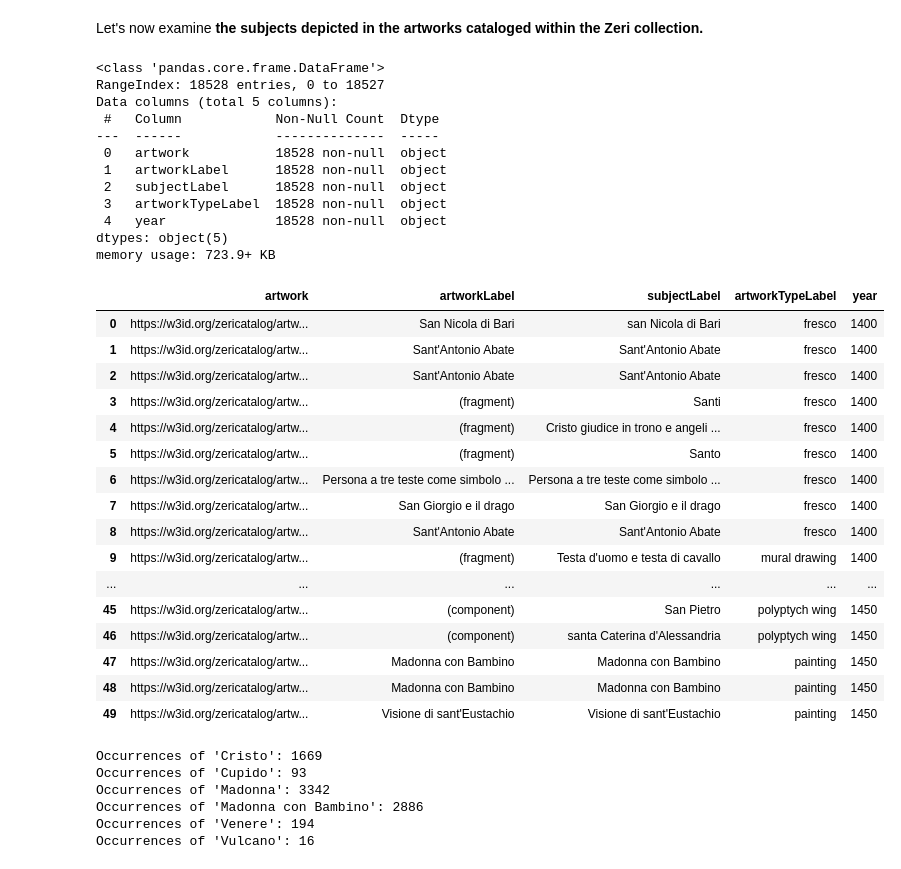
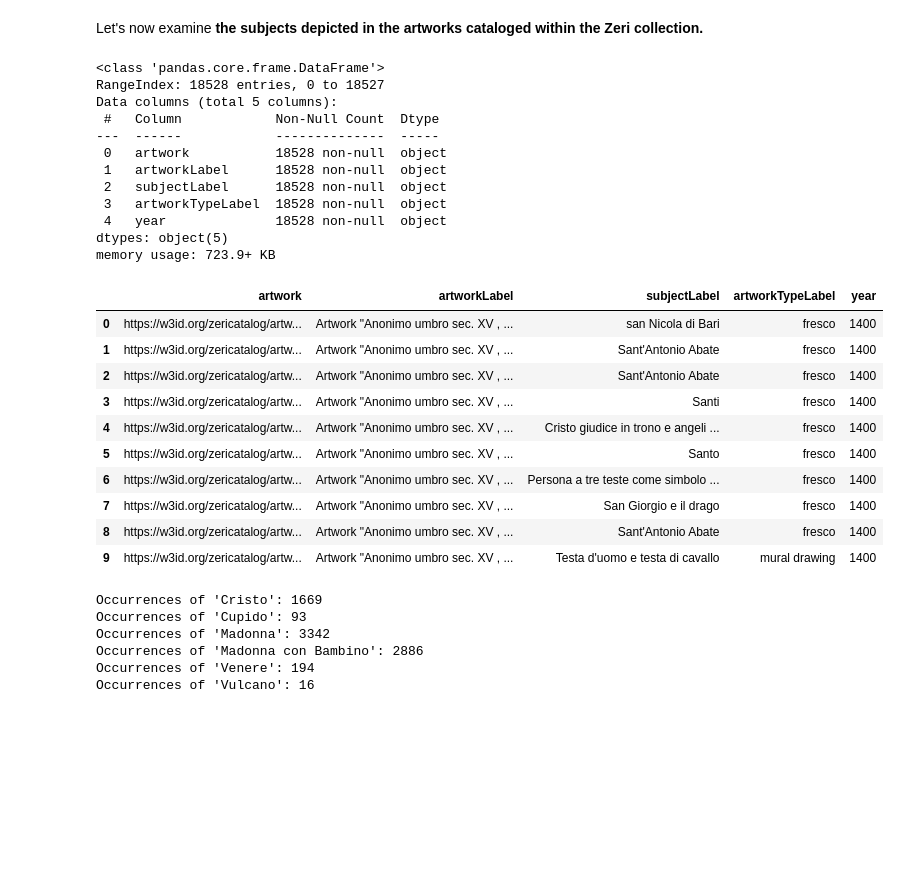
Before and after one commit to sterenz/IconoGraph, a Jupyter notebook: IconoGraph_EDA.ipynb, the cells around one changed output. Cells and saved outputs as stored; diff of their text form; code cells hidden in the pictures; blank space fills up the shorter version.

```diff
--- a/IconoGraph_EDA.ipynb
+++ b/IconoGraph_EDA.ipynb
@@ -1861,11 +1847,11 @@ memory usage: 747.5+ KB
 | 48 | https://w3id.org/zericatalog/artw... | Artwork "Maestro della Madonna di... | painting | 1450 | Lindenau-Museum | Altenburg |
 | 49 | https://w3id.org/zericatalog/artw... | Artwork "Maestro della Madonna di... | painting | 1450 | Collezione privata | Oslo |
 # %%
-#QUERY ALL THE ITALIAN MUNICIPALITIES AND THEIR COORDINATES FROM WIKIDATA
+# Query all the Italian municipalities and their coordinates from Wikidata
 
-sparql = SPARQLWrapper("https://query.wikidata.org/sparql")
+wikidata_sparql = SPARQLWrapper("https://query.wikidata.org/sparql")
 
-sparql.setQuery("""
+wikidata_sparql.setQuery("""
     SELECT ?location ?locationLabel ?lat ?long
 
     WHERE {
@@ -1881,8 +1867,8 @@ sparql.setQuery("""
     }
 """)
 
-sparql.setReturnFormat(JSON)
-results = sparql.query().convert()
+wikidata_sparql.setReturnFormat(JSON)
+results = wikidata_sparql.query().convert()
 
 # Extracting the data into a DataFrame
 data = []
@@ -2070,51 +2063,45 @@ try:
 
     if results:
 
         # Convert SPARQL results to a pandas DataFrame
         subject_df = pd.DataFrame(results, columns=results.vars)
 
-        subject_df = df.set_axis(['artwork','artworkLabel', 'subjectLabel', 'artworkTypeLabel', 'year'], axis='columns')
+        subject_df = subject_df.set_axis(['artwork','artworkLabel', 'subjectLabel', 'artworkTypeLabel', 'year'], axis='columns')
 
 except Exception as e:
     print("An error occurred:", e)
 
 subject_df = subject_df.drop_duplicates(['artwork'])
 
 # Reindex the DataFrame to create a continuous index sequence
 subject_df = subject_df.reset_index(drop=True)
 
 subject_df.info()
-subject_df.head(50)
+subject_df.head(10)
 # %% [output]
 <class 'pandas.core.frame.DataFrame'>
 RangeIndex: 18528 entries, 0 to 18527
 Data columns (total 5 columns):
  #   Column            Non-Null Count  Dtype
 ---  ------            --------------  -----
  0   artwork           18528 non-null  object
  1   artworkLabel      18528 non-null  object
  2   subjectLabel      18528 non-null  object
  3   artworkTypeLabel  18528 non-null  object
  4   year              18528 non-null  object
 dtypes: object(5)
 memory usage: 723.9+ KB
 |  | artwork | artworkLabel | subjectLabel | artworkTypeLabel | year |
-| 0 | https://w3id.org/zericatalog/artw... | San Nicola di Bari | san Nicola di Bari | fresco | 1400 |
-| 1 | https://w3id.org/zericatalog/artw... | Sant'Antonio Abate | Sant'Antonio Abate | fresco | 1400 |
-| 2 | https://w3id.org/zericatalog/artw... | Sant'Antonio Abate | Sant'Antonio Abate | fresco | 1400 |
-| 3 | https://w3id.org/zericatalog/artw... | (fragment) | Santi | fresco | 1400 |
-| 4 | https://w3id.org/zericatalog/artw... | (fragment) | Cristo giudice in trono e angeli ... | fresco | 1400 |
-| 5 | https://w3id.org/zericatalog/artw... | (fragment) | Santo | fresco | 1400 |
-| 6 | https://w3id.org/zericatalog/artw... | Persona a tre teste come simbolo ... | Persona a tre teste come simbolo ... | fresco | 1400 |
-| 7 | https://w3id.org/zericatalog/artw... | San Giorgio e il drago | San Giorgio e il drago | fresco | 1400 |
-| 8 | https://w3id.org/zericatalog/artw... | Sant'Antonio Abate | Sant'Antonio Abate | fresco | 1400 |
-| 9 | https://w3id.org/zericatalog/artw... | (fragment) | Testa d'uomo e testa di cavallo | mural drawing | 1400 |
-| ... | ... | ... | ... | ... | ... |
-| 45 | https://w3id.org/zericatalog/artw... | (component) | San Pietro | polyptych wing | 1450 |
-| 46 | https://w3id.org/zericatalog/artw... | (component) | santa Caterina d'Alessandria | polyptych wing | 1450 |
-| 47 | https://w3id.org/zericatalog/artw... | Madonna con Bambino | Madonna con Bambino | painting | 1450 |
-| 48 | https://w3id.org/zericatalog/artw... | Madonna con Bambino | Madonna con Bambino | painting | 1450 |
-| 49 | https://w3id.org/zericatalog/artw... | Visione di sant'Eustachio | Visione di sant'Eustachio | painting | 1450 |
+| 0 | https://w3id.org/zericatalog/artw... | Artwork "Anonimo umbro sec. XV , ... | san Nicola di Bari | fresco | 1400 |
+| 1 | https://w3id.org/zericatalog/artw... | Artwork "Anonimo umbro sec. XV , ... | Sant'Antonio Abate | fresco | 1400 |
+| 2 | https://w3id.org/zericatalog/artw... | Artwork "Anonimo umbro sec. XV , ... | Sant'Antonio Abate | fresco | 1400 |
+| 3 | https://w3id.org/zericatalog/artw... | Artwork "Anonimo umbro sec. XV , ... | Santi | fresco | 1400 |
+| 4 | https://w3id.org/zericatalog/artw... | Artwork "Anonimo umbro sec. XV , ... | Cristo giudice in trono e angeli ... | fresco | 1400 |
+| 5 | https://w3id.org/zericatalog/artw... | Artwork "Anonimo umbro sec. XV , ... | Santo | fresco | 1400 |
+| 6 | https://w3id.org/zericatalog/artw... | Artwork "Anonimo umbro sec. XV , ... | Persona a tre teste come simbolo ... | fresco | 1400 |
+| 7 | https://w3id.org/zericatalog/artw... | Artwork "Anonimo umbro sec. XV , ... | San Giorgio e il drago | fresco | 1400 |
+| 8 | https://w3id.org/zericatalog/artw... | Artwork "Anonimo umbro sec. XV , ... | Sant'Antonio Abate | fresco | 1400 |
+| 9 | https://w3id.org/zericatalog/artw... | Artwork "Anonimo umbro sec. XV , ... | Testa d'uomo e testa di cavallo | mural drawing | 1400 |
 # %%
 # Count occurrences of 'Cristo' and 'Cupido' in the 'artworkLabel' column
 count_cristo = subject_df['subjectLabel'].str.contains('Cristo', case=False).sum()
```
Also changed, not shown: parts of 18 cells of this notebook, 1 other file.
